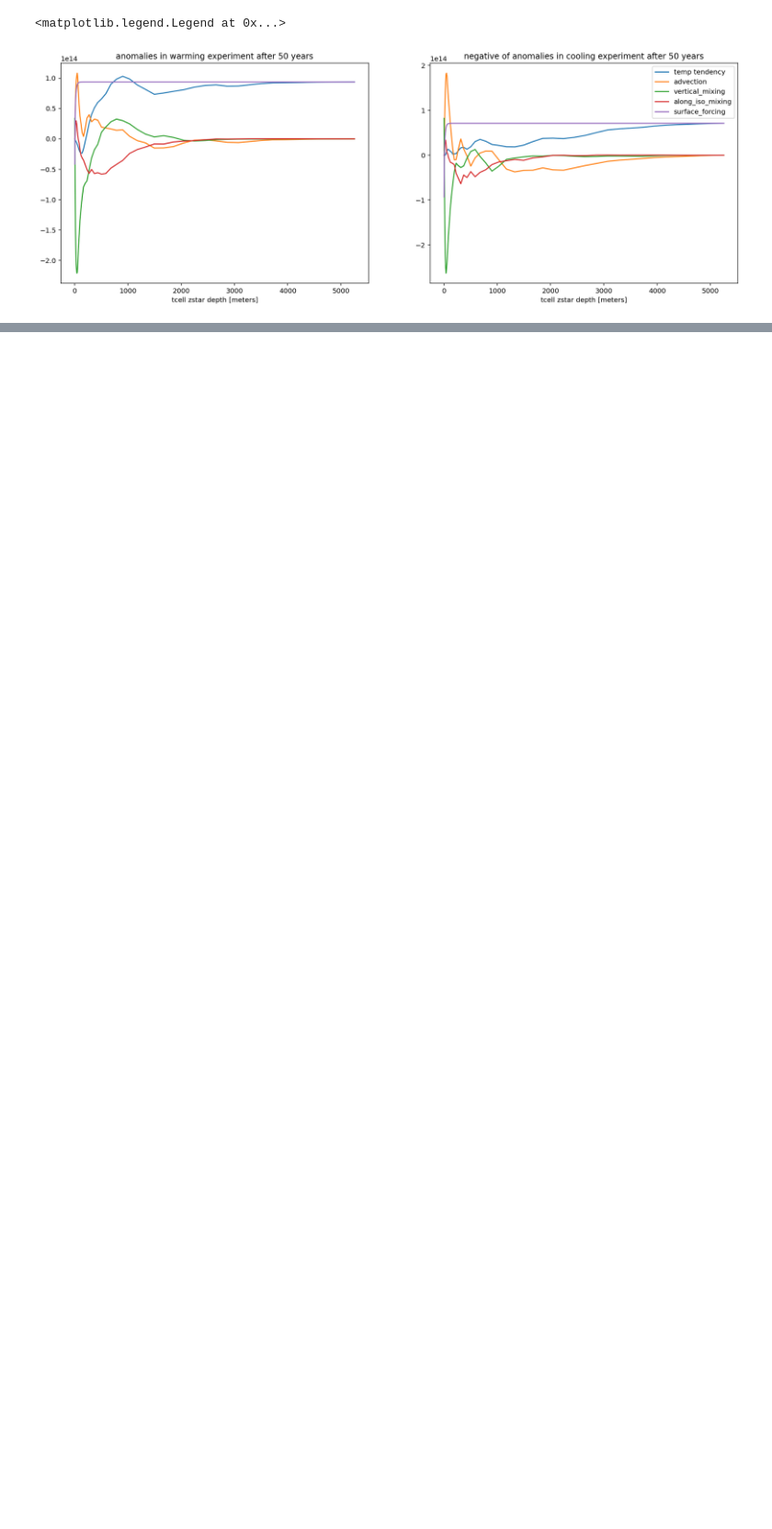
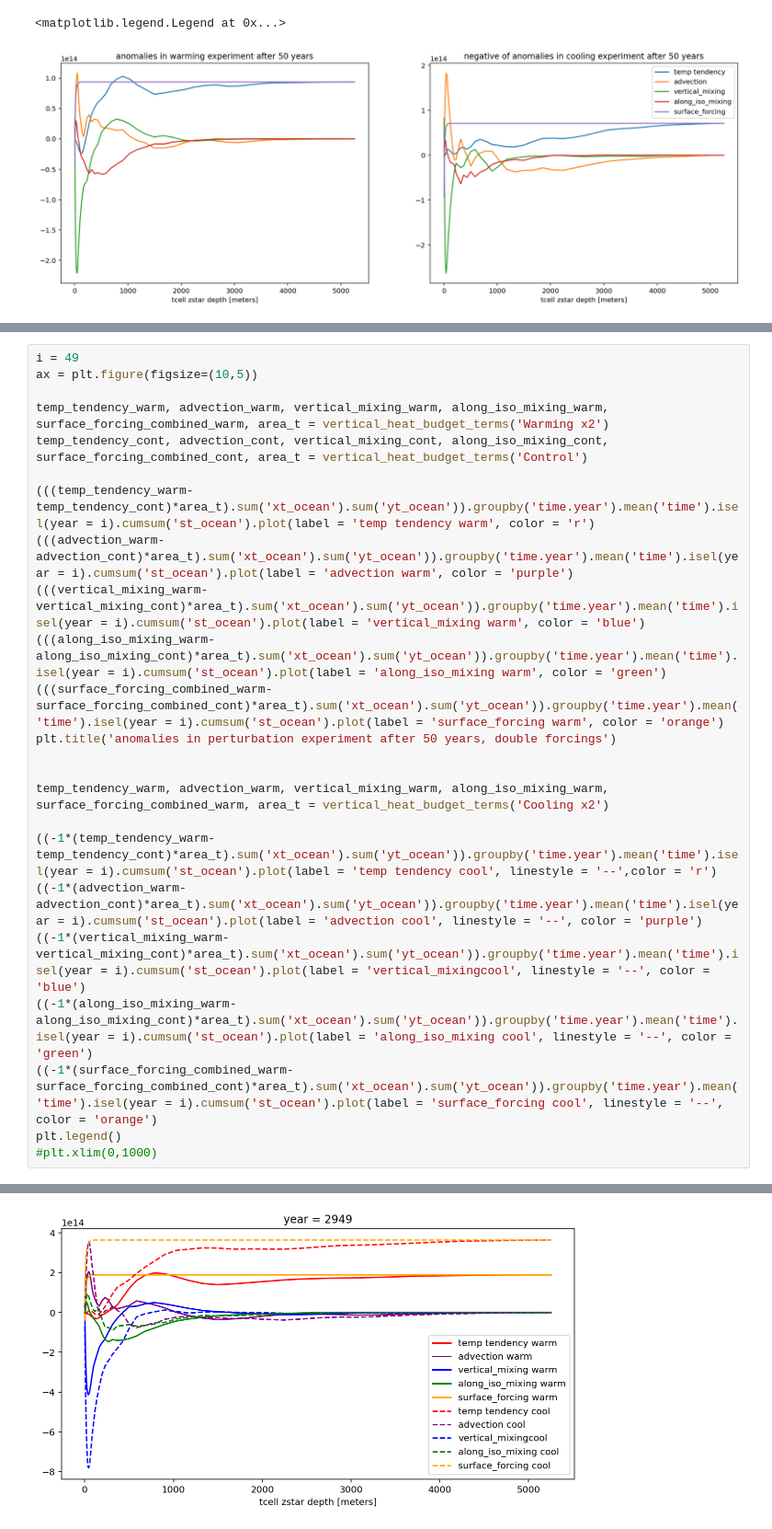
Before and after one commit to claireyung/unsw_clex_project_files, a Jupyter notebook: verticalheat.ipynb, the cells around one changed output, grey strips where cells are left out. Shown: that part at 92% size. Drawn from its saved outputs; the diff is of its cells as text; blank space fills up the shorter version.

```diff
--- a/verticalheat.ipynb
+++ b/verticalheat.ipynb
@@ -173,0 +176,25 @@ main difference in advective terms. makes sense, in one tcooling has the larger
+# %%
+i = 49
+ax = plt.figure(figsize=(10,5))
+
+temp_tendency_warm, advection_warm, vertical_mixing_warm, along_iso_mixing_warm, surface_forcing_combined_warm, area_t = vertical_heat_budget_terms('Warming x2')
+temp_tendency_cont, advection_cont, vertical_mixing_cont, along_iso_mixing_cont, surface_forcing_combined_cont, area_t = vertical_heat_budget_terms('Control')
+
+(((temp_tendency_warm-temp_tendency_cont)*area_t).sum('xt_ocean').sum('yt_ocean')).groupby('time.year').mean('time').isel(year = i).cumsum('st_ocean').plot(label = 'temp tendency warm', color = 'r')
+(((advection_warm-advection_cont)*area_t).sum('xt_ocean').sum('yt_ocean')).groupby('time.year').mean('time').isel(year = i).cumsum('st_ocean').plot(label = 'advection warm', color = 'purple')
+(((vertical_mixing_warm-vertical_mixing_cont)*area_t).sum('xt_ocean').sum('yt_ocean')).groupby('time.year').mean('time').isel(year = i).cumsum('st_ocean').plot(label = 'vertical_mixing warm', color = 'blue')
+(((along_iso_mixing_warm-along_iso_mixing_cont)*area_t).sum('xt_ocean').sum('yt_ocean')).groupby('time.year').mean('time').isel(year = i).cumsum('st_ocean').plot(label = 'along_iso_mixing warm', color = 'green')
+(((surface_forcing_combined_warm-surface_forcing_combined_cont)*area_t).sum('xt_ocean').sum('yt_ocean')).groupby('time.year').mean('time').isel(year = i).cumsum('st_ocean').plot(label = 'surface_forcing warm', color = 'orange')
+plt.title('anomalies in perturbation experiment after 50 years, double forcings')
+
+
+temp_tendency_warm, advection_warm, vertical_mixing_warm, along_iso_mixing_warm, surface_forcing_combined_warm, area_t = vertical_heat_budget_terms('Cooling x2')
+
+((-1*(temp_tendency_warm-temp_tendency_cont)*area_t).sum('xt_ocean').sum('yt_ocean')).groupby('time.year').mean('time').isel(year = i).cumsum('st_ocean').plot(label = 'temp tendency cool', linestyle = '--',color = 'r')
+((-1*(advection_warm-advection_cont)*area_t).sum('xt_ocean').sum('yt_ocean')).groupby('time.year').mean('time').isel(year = i).cumsum('st_ocean').plot(label = 'advection cool', linestyle = '--', color = 'purple')
+((-1*(vertical_mixing_warm-vertical_mixing_cont)*area_t).sum('xt_ocean').sum('yt_ocean')).groupby('time.year').mean('time').isel(year = i).cumsum('st_ocean').plot(label = 'vertical_mixingcool', linestyle = '--', color = 'blue')
+((-1*(along_iso_mixing_warm-along_iso_mixing_cont)*area_t).sum('xt_ocean').sum('yt_ocean')).groupby('time.year').mean('time').isel(year = i).cumsum('st_ocean').plot(label = 'along_iso_mixing cool', linestyle = '--', color = 'green')
+((-1*(surface_forcing_combined_warm-surface_forcing_combined_cont)*area_t).sum('xt_ocean').sum('yt_ocean')).groupby('time.year').mean('time').isel(year = i).cumsum('st_ocean').plot(label = 'surface_forcing cool', linestyle = '--', color = 'orange')
+plt.legend()
+#plt.xlim(0,1000)
+# %% [output]
@@ -173,0 +202 @@ main difference in advective terms. makes sense, in one tcooling has the larger
+[figure, added]
```
Also changed, not shown: parts of 5 cells of this notebook, 36 other files.
